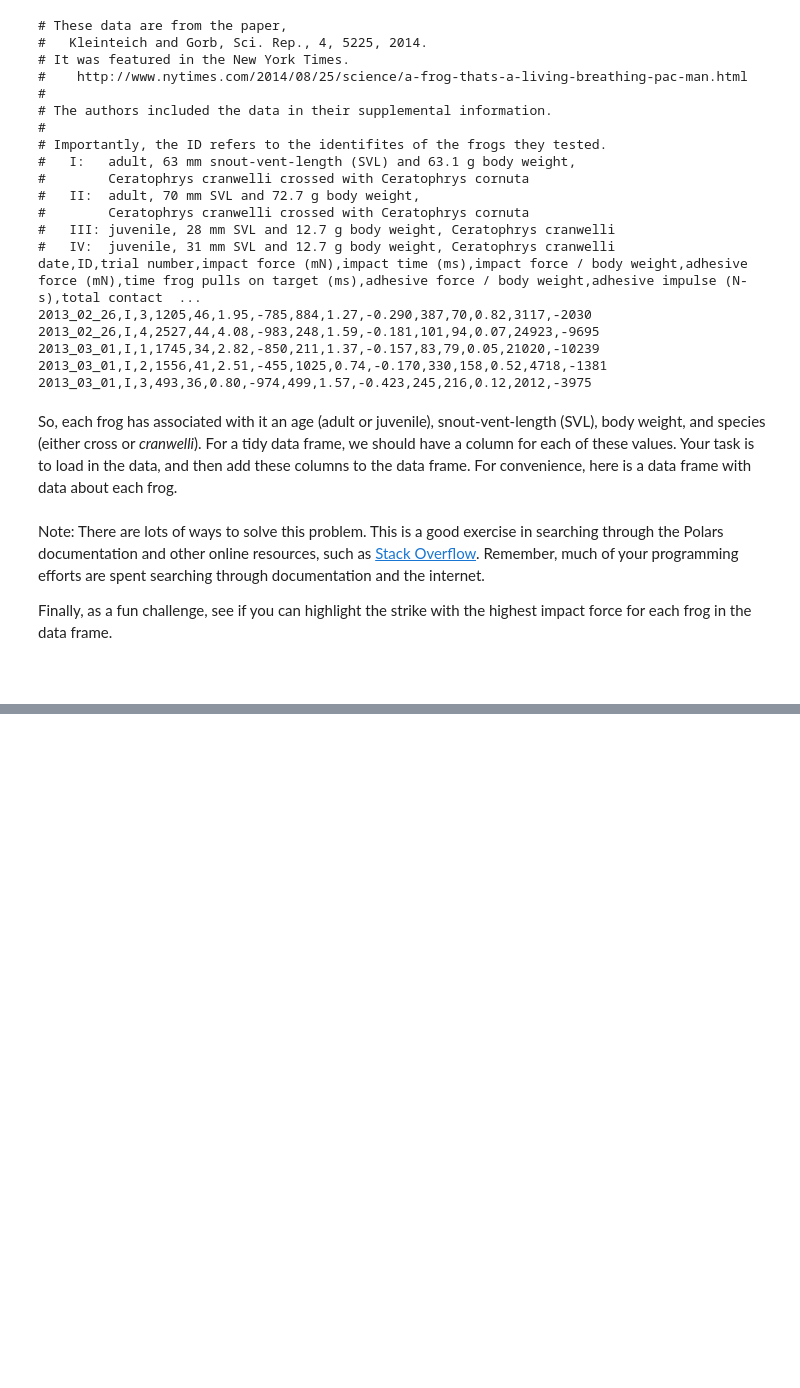
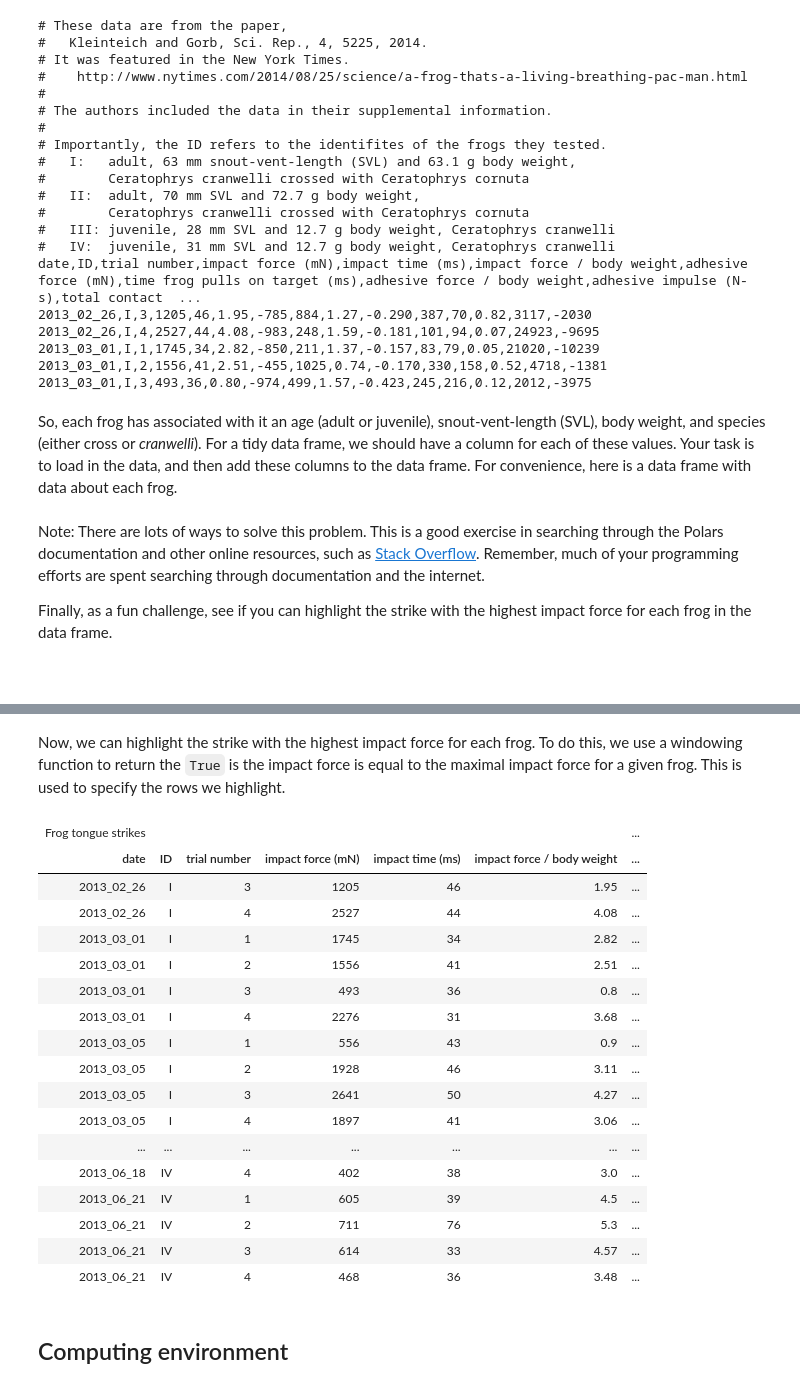
Before and after one commit to wis-stats/wis_stats_notebooks_2025, a Jupyter notebook: frog_tongue_3.ipynb, the cells around one changed output, grey strips where cells are left out. Drawn from its saved outputs; the diff is of its cells as text; code cells hidden in the pictures; blank space fills up the shorter version.

```diff
--- a/frog_tongue_3.ipynb
+++ b/frog_tongue_3.ipynb
@@ -62,0 +71,6 @@ Finally, as a fun challenge, see if you can highlight the strike with the highes
+# %%
+# Load the data
+df = pl.read_csv(os.path.join(data_path, 'frog_tongue_adhesion.csv'), comment_prefix='#')
+
+# Perform merge
+df = df.join(other=df_frog, on='ID')
@@ -62,0 +90,34 @@ Finally, as a fun challenge, see if you can highlight the strike with the highes
+# %% [markdown]
+Now, we can highlight the strike with the highest impact force for each frog. To do this, we use a windowing function to return the `True` is the impact force is equal to the maximal impact force for a given frog. This is used to specify the rows we highlight.
+# %%
+rows = (pl.col("impact force (mN)") == pl.col("impact force (mN)").max()).over("ID")
+
+(
+    df.style.tab_options(table_font_size="x-small")
+    .tab_header(title="Frog tongue strikes")
+    .tab_style(
+        style=great_tables.style.fill("#99dbc9"),
+        locations=great_tables.loc.body(rows=rows),
+    )
+)
+# %% [output]
+| Frog tongue strikes |  |  |  |  |  | ... |
+| date | ID | trial number | impact force (mN) | impact time (ms) | impact force / body weight | ... |
+| 2013_02_26 | I | 3 | 1205 | 46 | 1.95 | ... |
+| 2013_02_26 | I | 4 | 2527 | 44 | 4.08 | ... |
+| 2013_03_01 | I | 1 | 1745 | 34 | 2.82 | ... |
+| 2013_03_01 | I | 2 | 1556 | 41 | 2.51 | ... |
+| 2013_03_01 | I | 3 | 493 | 36 | 0.8 | ... |
+| 2013_03_01 | I | 4 | 2276 | 31 | 3.68 | ... |
+| 2013_03_05 | I | 1 | 556 | 43 | 0.9 | ... |
+| 2013_03_05 | I | 2 | 1928 | 46 | 3.11 | ... |
+| 2013_03_05 | I | 3 | 2641 | 50 | 4.27 | ... |
+| 2013_03_05 | I | 4 | 1897 | 41 | 3.06 | ... |
+| ... | ... | ... | ... | ... | ... | ... |
+| 2013_06_18 | IV | 4 | 402 | 38 | 3.0 | ... |
+| 2013_06_21 | IV | 1 | 605 | 39 | 4.5 | ... |
+| 2013_06_21 | IV | 2 | 711 | 76 | 5.3 | ... |
+| 2013_06_21 | IV | 3 | 614 | 33 | 4.57 | ... |
+| 2013_06_21 | IV | 4 | 468 | 36 | 3.48 | ... |
+# %% [markdown]
+## Computing environment
```
Also changed, not shown: parts of 6 cells of this notebook, 18 other files.
